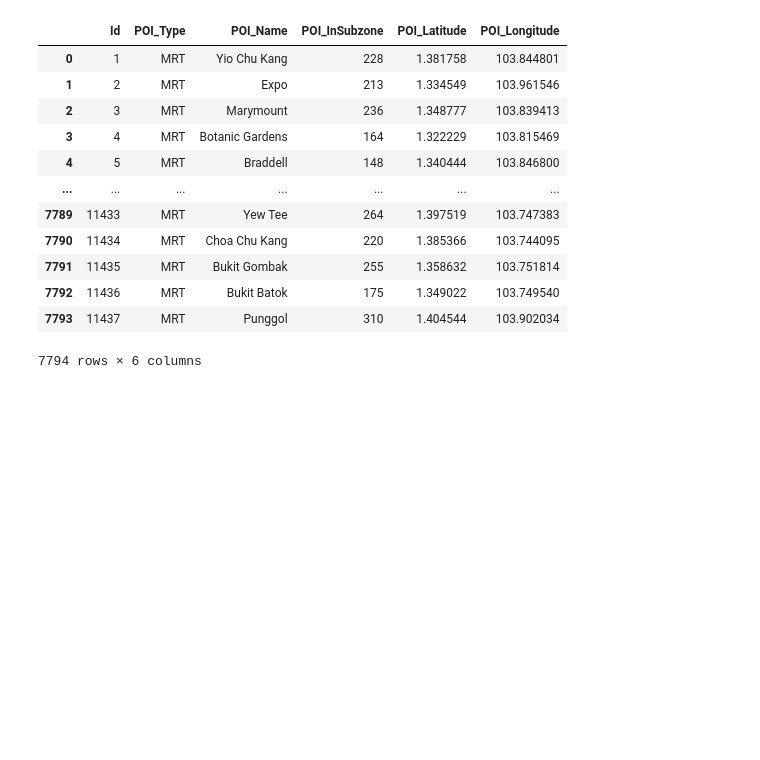
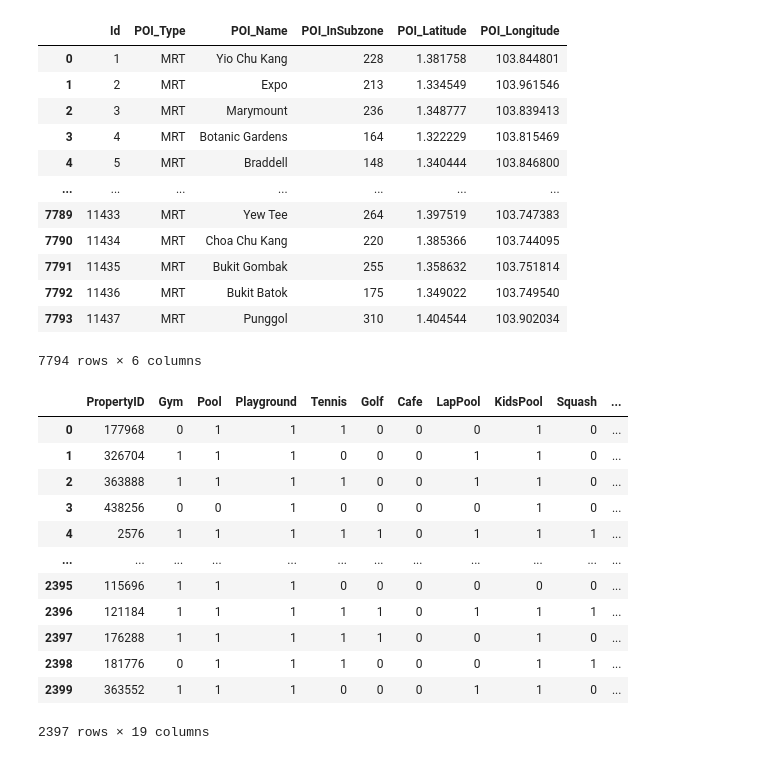
Before and after one commit to haoern/DAVI-CA1, a Jupyter notebook: CA1.ipynb, the cells around one changed output. Drawn from its saved outputs; the diff is of its cells as text; code cells hidden in the pictures; blank space fills up the shorter version.

```diff
--- a/CA1.ipynb
+++ b/CA1.ipynb
@@ -46,8 +46,24 @@ dataframes_list[0]
 # %%
 dataframes_list[1].drop_duplicates(inplace=True)
 dataframes_list[1] = dataframes_list[1].fillna(0)
 dataframes_list[1] = dataframes_list[1].replace("NIL", 0)
 dataframes_list[1] = dataframes_list[1].astype(int)
+dataframes_list[1]["Ameneties_Count"] = (dataframes_list[1].iloc[:, 1:] != 0).sum(axis=1)
+dataframes_list[1]
+# %% [output]
+|  | PropertyID | Gym | Pool | Playground | Tennis | Golf | Cafe | LapPool | KidsPool | Squash | ... |
+| 0 | 177968 | 0 | 1 | 1 | 1 | 0 | 0 | 0 | 1 | 0 | ... |
+| 1 | 326704 | 1 | 1 | 1 | 0 | 0 | 0 | 1 | 1 | 0 | ... |
+| 2 | 363888 | 1 | 1 | 1 | 1 | 0 | 0 | 1 | 1 | 0 | ... |
+| 3 | 438256 | 0 | 0 | 1 | 0 | 0 | 0 | 0 | 1 | 0 | ... |
+| 4 | 2576 | 1 | 1 | 1 | 1 | 1 | 0 | 1 | 1 | 1 | ... |
+| ... | ... | ... | ... | ... | ... | ... | ... | ... | ... | ... | ... |
+| 2395 | 115696 | 1 | 1 | 1 | 0 | 0 | 0 | 0 | 0 | 0 | ... |
+| 2396 | 121184 | 1 | 1 | 1 | 1 | 1 | 0 | 1 | 1 | 1 | ... |
+| 2397 | 176288 | 1 | 1 | 1 | 1 | 1 | 0 | 0 | 1 | 0 | ... |
+| 2398 | 181776 | 0 | 1 | 1 | 1 | 0 | 0 | 0 | 1 | 1 | ... |
+| 2399 | 363552 | 1 | 1 | 1 | 0 | 0 | 0 | 1 | 1 | 0 | ... |
+2397 rows × 19 columns
 # %%
 dataframes_list[2]
 # %% [output]
```
Also changed, not shown: parts of 2 cells of this notebook, 2 other files.
